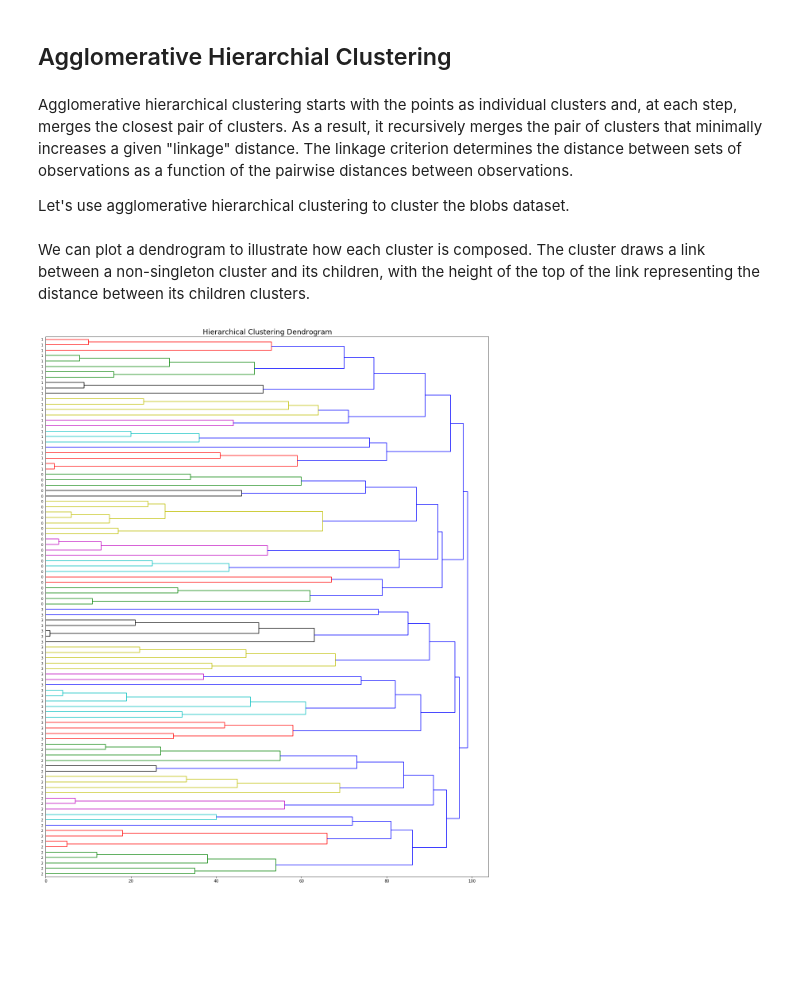
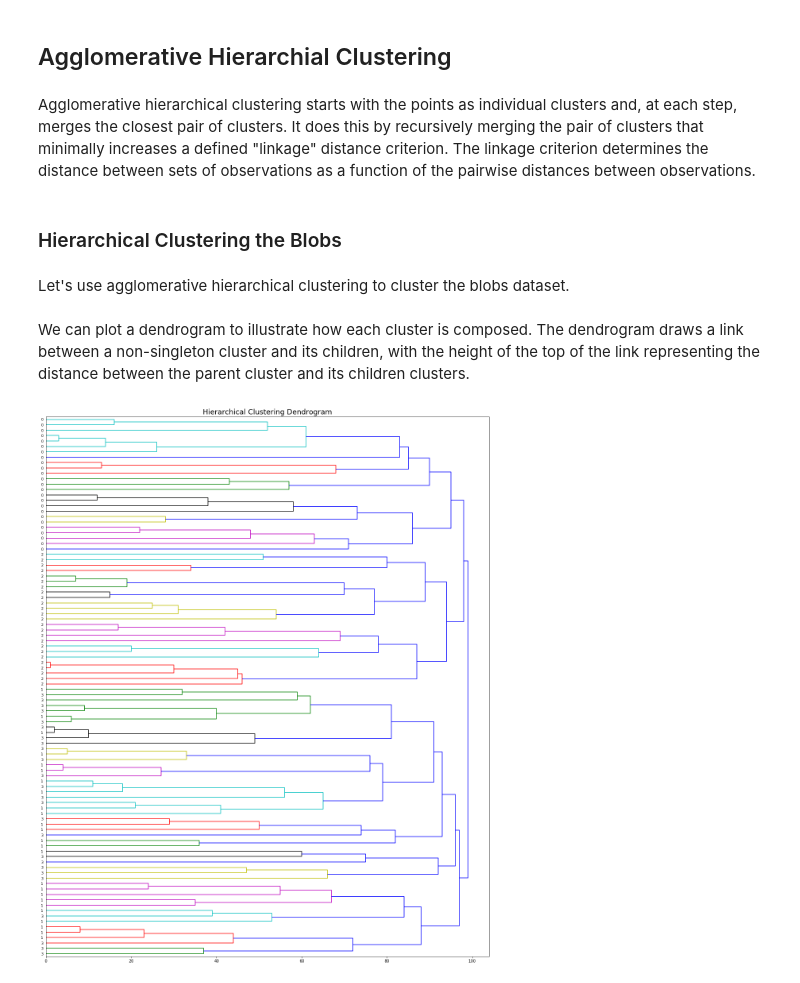
Before and after one commit to cs6220/cs6220.spring2019, a Jupyter notebook: 05 - Clustering.ipynb, the cells around one changed output. Drawn from its saved outputs; the diff is of its cells as text; code cells hidden in the pictures; blank space fills up the shorter version.

```diff
--- a/05 - Clustering.ipynb
+++ b/05 - Clustering.ipynb
@@ -29,7 +29,7 @@ To explore _k_-Means clustering, let's make an artificial dataset. We can use `s
 # %%
 n_blobs = 4
 
-data = datasets.make_blobs(n_samples=100, n_features=2, centers=n_blobs, cluster_std=1.5)
+data = datasets.make_blobs(n_samples=100, n_features=2, centers=n_blobs, cluster_std=1.25)
 
 X_blobs = data[0]
 y_blobs = data[1]
@@ -220,25 +220,27 @@ plot_cluster_centers(centroids_inv, n_digits)
 # %% [markdown]
 ## Agglomerative Hierarchial Clustering
 # %% [markdown]
-Agglomerative hierarchical clustering starts with the points as individual clusters and, at each step, merges the closest pair of clusters. As a result, it recursively merges the pair of clusters that minimally increases a given "linkage" distance. The linkage criterion determines the distance between sets of observations as a function of the pairwise distances between observations.
-
-Let's use agglomerative hierarchical clustering to cluster the blobs dataset.
+Agglomerative hierarchical clustering starts with the points as individual clusters and, at each step, merges the closest pair of clusters. It does this by recursively merging the pair of clusters that minimally increases a defined "linkage" distance criterion. The linkage criterion determines the distance between sets of observations as a function of the pairwise distances between observations.
+# %% [markdown]
+### Hierarchical Clustering the Blobs
+# %% [markdown]
+Let's use agglomerative hierarchical clustering to cluster the blobs dataset.
 # %%
 model = AgglomerativeClustering(n_clusters=n_blobs)
 model = model.fit(X_blobs)
 # %% [markdown]
-We can plot a dendrogram to illustrate how each cluster is composed. The cluster draws a link between a non-singleton cluster and its children, with the height of the top of the link representing the distance between its children clusters.
+We can plot a dendrogram to illustrate how each cluster is composed. The dendrogram draws a link between a non-singleton cluster and its children, with the height of the top of the link representing the distance between the parent cluster and its children clusters.
 # %%
 def plot_dendrogram(model, **kwargs):
     children = model.children_
     dist = np.arange(children.shape[0])+1
     n_obs = np.arange(2, children.shape[0]+2)
     linkage_matrix = np.column_stack([children, dist, n_obs])
     dendrogram(linkage_matrix.astype(float), **kwargs)
 
 figure = plt.figure(figsize=(20, 25))
 plt.title("Hierarchical Clustering Dendrogram", fontsize=18)
-plot_dendrogram(model, labels=y_blobs, orientation='right', leaf_font_size=8)
+plot_dendrogram(model, labels=y_blobs, orientation='right', leaf_font_size=9)
 plt.show()
 # %% [output]
-[figure, old version]
+[figure, new version]
```
Also changed, not shown: parts of 19 cells of this notebook.
